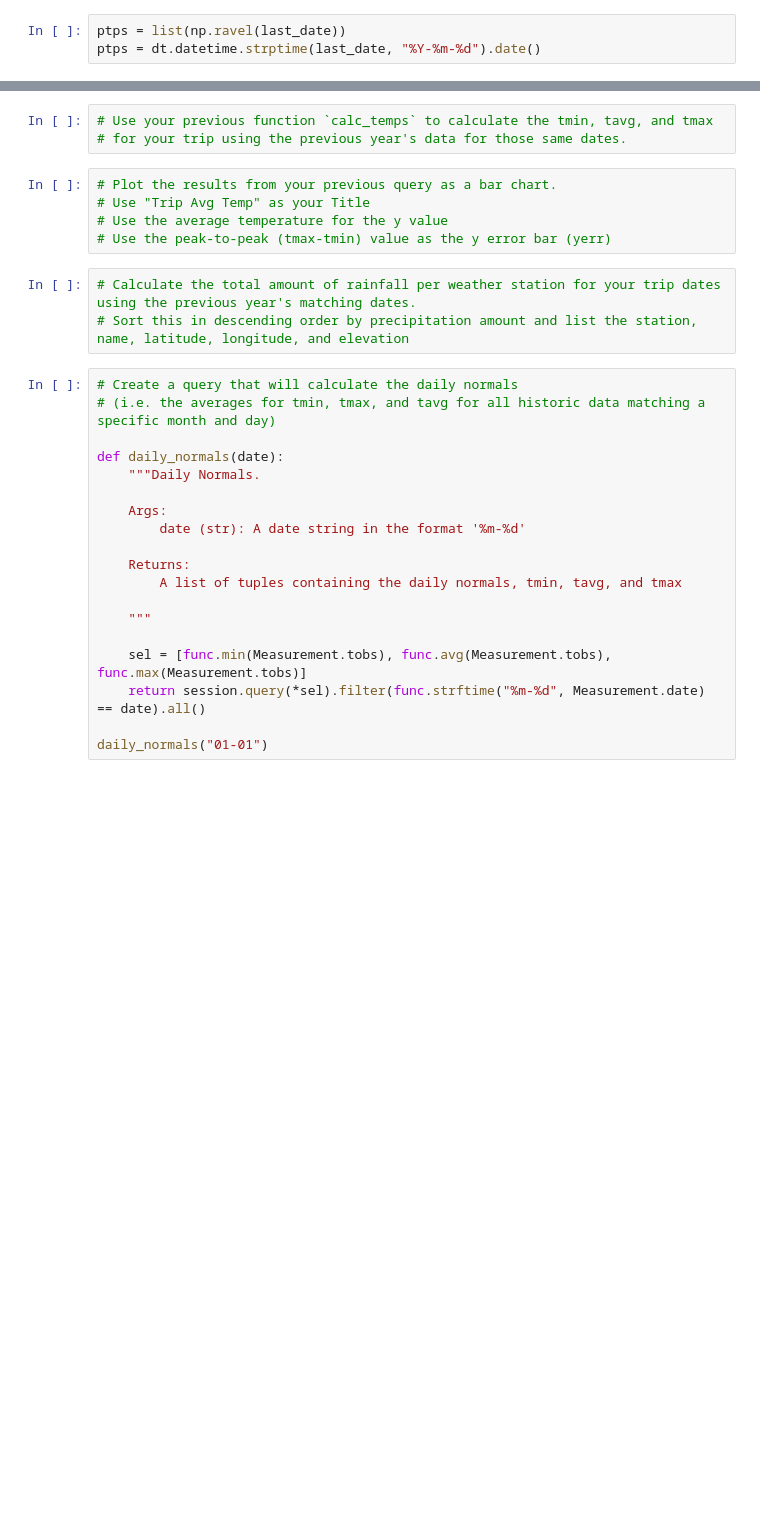
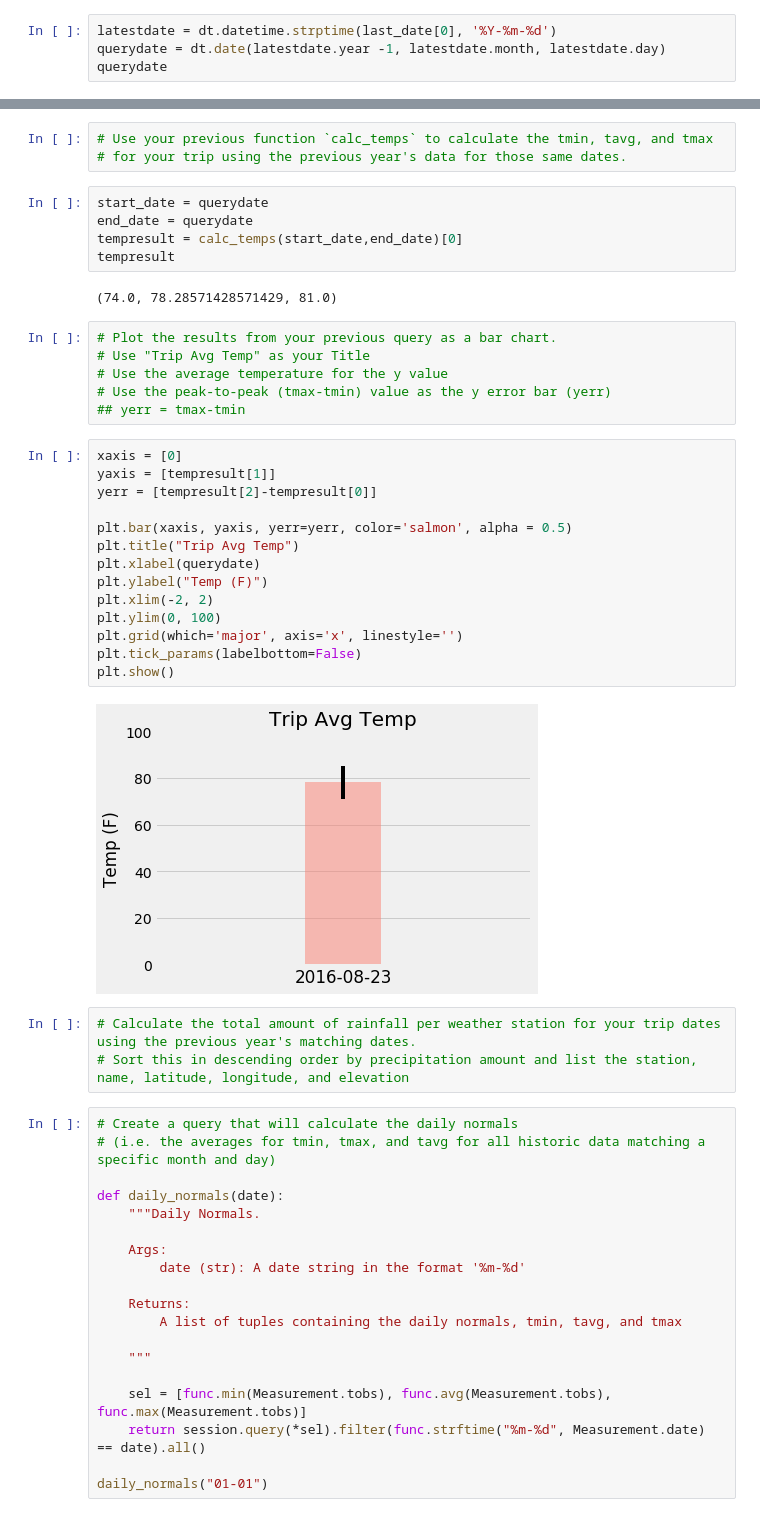
Before and after one commit to rabiasungur/SQLAlchemy-Challenge, a Jupyter notebook: climate_starter.ipynb, the cells around one changed output, grey strips where cells are left out. Drawn from its saved outputs; the diff is of its cells as text; blank space fills up the shorter version.

```diff
--- a/climate_starter.ipynb
+++ b/climate_starter.ipynb
@@ -46,6 +46,7 @@ print("Last Date: ", last_date)
 # %% [output]
 Last Date:  ('2017-08-23',)
 # %%
-ptps = list(np.ravel(last_date))
-ptps = dt.datetime.strptime(last_date, "%Y-%m-%d").date()
+latestdate = dt.datetime.strptime(last_date[0], '%Y-%m-%d')
+querydate = dt.date(latestdate.year -1, latestdate.month, latestdate.day)
+querydate
 # %% [output]
@@ -209,11 +212,35 @@ print(calc_temps('2012-02-28', '2012-03-05'))
 # %%
 # Use your previous function `calc_temps` to calculate the tmin, tavg, and tmax
 # for your trip using the previous year's data for those same dates.
+# %%
+start_date = querydate
+end_date = querydate
+tempresult = calc_temps(start_date,end_date)[0]
+tempresult
+# %% [output]
+(74.0, 78.28571428571429, 81.0)
 # %%
 # Plot the results from your previous query as a bar chart.
 # Use "Trip Avg Temp" as your Title
 # Use the average temperature for the y value
 # Use the peak-to-peak (tmax-tmin) value as the y error bar (yerr)
+## yerr = tmax-tmin
+# %%
+xaxis = [0]
+yaxis = [tempresult[1]]
+yerr = [tempresult[2]-tempresult[0]]
+
+plt.bar(xaxis, yaxis, yerr=yerr, color='salmon', alpha = 0.5)
+plt.title("Trip Avg Temp")
+plt.xlabel(querydate)
+plt.ylabel("Temp (F)")
+plt.xlim(-2, 2)
+plt.ylim(0, 100)
+plt.grid(which='major', axis='x', linestyle='')
+plt.tick_params(labelbottom=False)
+plt.show()
+# %% [output]
+[figure, added]
 # %%
 # Calculate the total amount of rainfall per weather station for your trip dates using the previous year's matching dates.
 # Sort this in descending order by precipitation amount and list the station, name, latitude, longitude, and elevation
```
Also changed, not shown: parts of 3 cells of this notebook.
